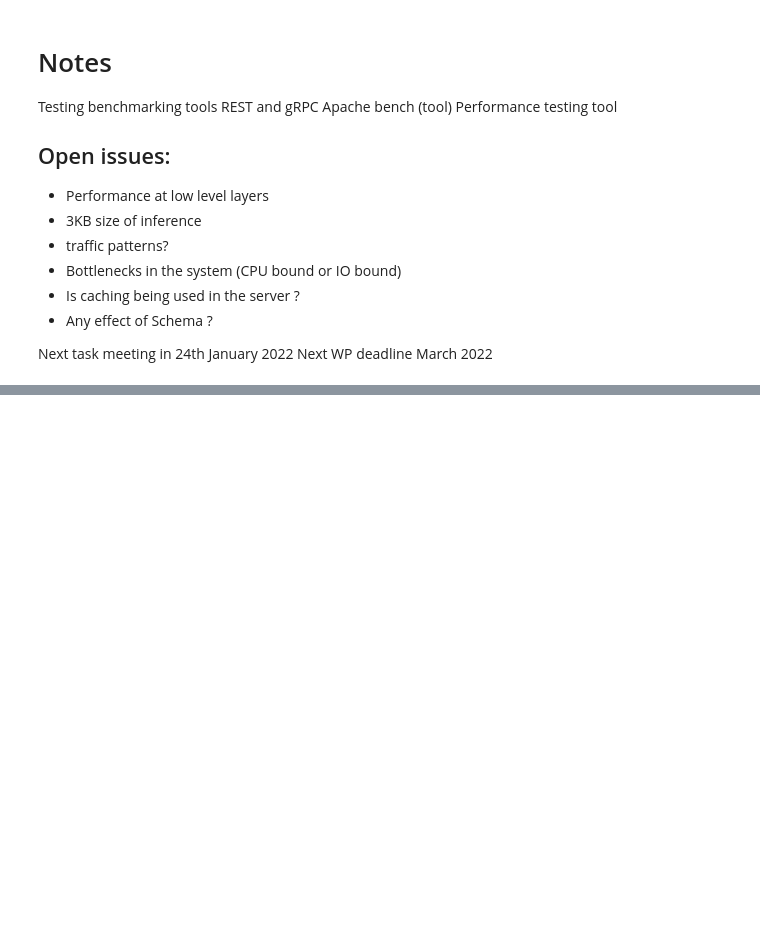
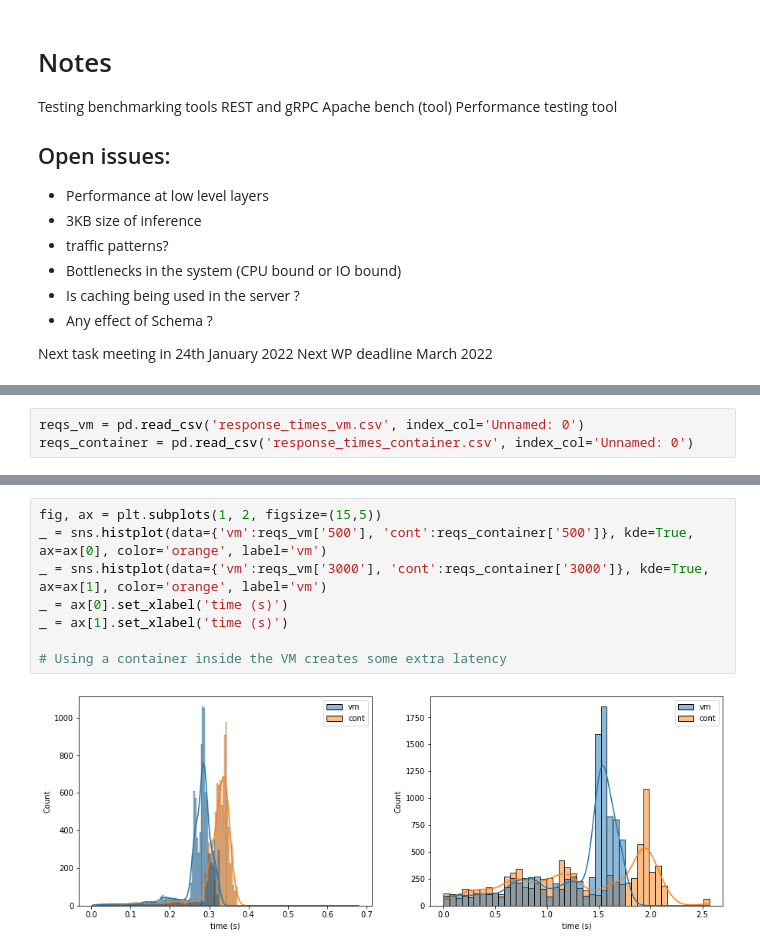
Before and after one commit to dmuiruri/inference, a Jupyter notebook: client_grpc/data/inference_analysis.ipynb, the cells around one changed output, grey strips where cells are left out. Cells and saved outputs as stored; diff of their text form; blank space fills up the shorter version.

Commit message:
Tested the effect of double virtualization i,e VM and container in VM, this set up adds some latency

```diff
--- a/client_grpc/data/inference_analysis.ipynb
+++ b/client_grpc/data/inference_analysis.ipynb
@@ -211,0 +214,3 @@ Next WP deadline March 2022
+# %%
+reqs_vm = pd.read_csv('response_times_vm.csv', index_col='Unnamed: 0')
+reqs_container = pd.read_csv('response_times_container.csv', index_col='Unnamed: 0')
@@ -211,0 +241,10 @@ Next WP deadline March 2022
+# %%
+fig, ax = plt.subplots(1, 2, figsize=(15,5))
+_ = sns.histplot(data={'vm':reqs_vm['500'], 'cont':reqs_container['500']}, kde=True, ax=ax[0], color='orange', label='vm')
+_ = sns.histplot(data={'vm':reqs_vm['3000'], 'cont':reqs_container['3000']}, kde=True, ax=ax[1], color='orange', label='vm')
+_ = ax[0].set_xlabel('time (s)')
+_ = ax[1].set_xlabel('time (s)')
+
+# Using a container inside the VM creates some extra latency
+# %% [output]
+[figure, added]
```
Also changed, not shown: parts of 3 cells of this notebook, 4 other files.
